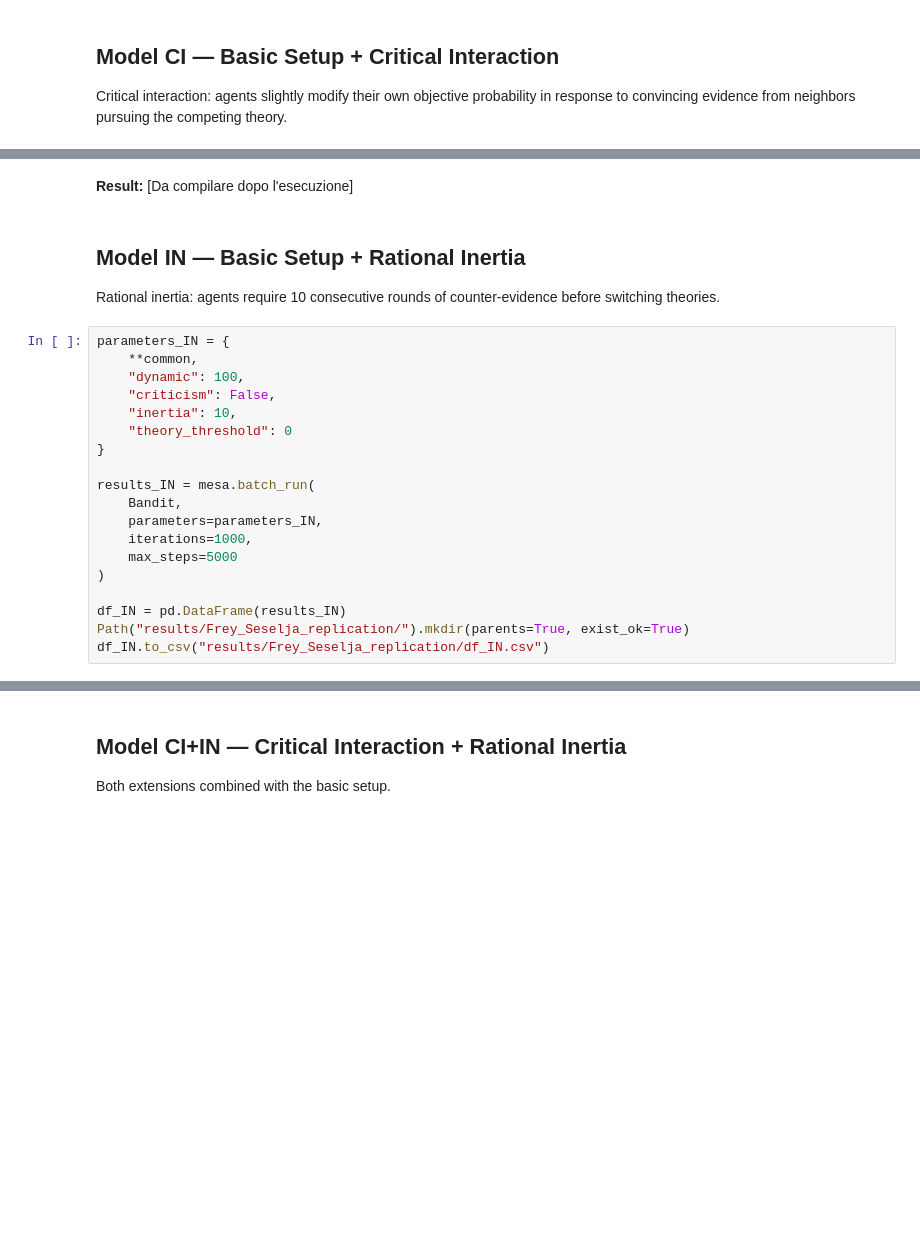
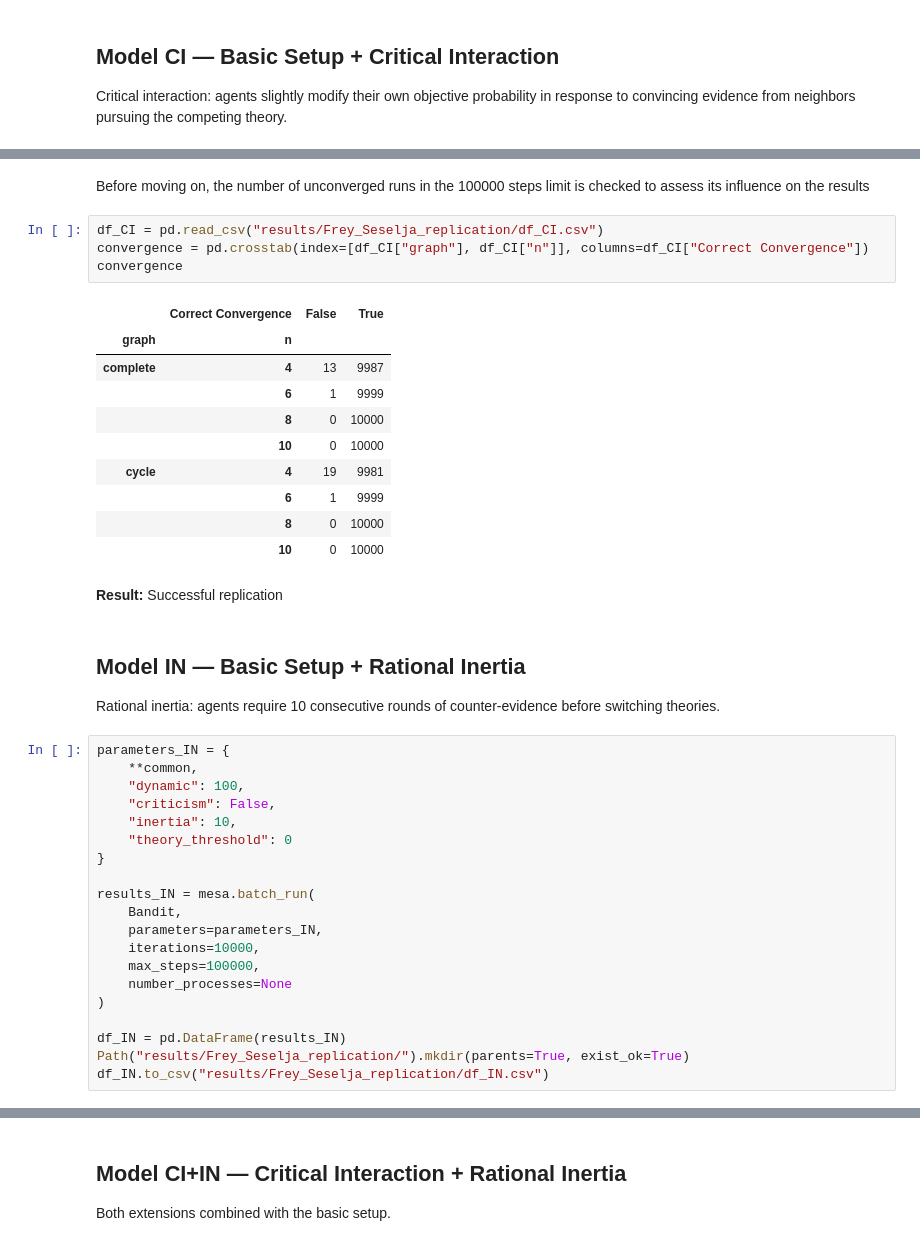
Before and after one commit to sprologuglie/Interactive-Epistemic-ABM-Zollman-Using-Mesa, a Jupyter notebook: replications/Frey_Seselja_replication.ipynb, the cells around one changed output, grey strips where cells are left out. Drawn from its saved outputs; the diff is of its cells as text; blank space fills up the shorter version.

```diff
--- a/replications/Frey_Seselja_replication.ipynb
+++ b/replications/Frey_Seselja_replication.ipynb
@@ -133,5 +168,22 @@ plt.show()
-# %% [markdown]
-**Result:** [Da compilare dopo l'esecuzione]
+# %% [markdown]
+Before moving on, the number of unconverged runs in the 100000 steps limit is checked to assess its influence on the results
+# %%
+df_CI = pd.read_csv("results/Frey_Seselja_replication/df_CI.csv")
+convergence = pd.crosstab(index=[df_CI["graph"], df_CI["n"]], columns=df_CI["Correct Convergence"])
+convergence
+# %% [output]
+|  | Correct Convergence | False | True |
+| graph | n |  |  |
+| complete | 4 | 13 | 9987 |
+|  | 6 | 1 | 9999 |
+|  | 8 | 0 | 10000 |
+|  | 10 | 0 | 10000 |
+| cycle | 4 | 19 | 9981 |
+|  | 6 | 1 | 9999 |
+|  | 8 | 0 | 10000 |
+|  | 10 | 0 | 10000 |
+# %% [markdown]
+**Result:** Successful replication
 # %% [markdown]
 ## Model IN — Basic Setup + Rational Inertia
 
@@ -148,8 +200,9 @@ parameters_IN = {
 results_IN = mesa.batch_run(
     Bandit,
     parameters=parameters_IN,
-    iterations=1000,
-    max_steps=5000
+    iterations=10000,
+    max_steps=100000,
+    number_processes=None
 )
 
 df_IN = pd.DataFrame(results_IN)
```
Also changed, not shown: parts of 41 cells of this notebook, 1 other file.
